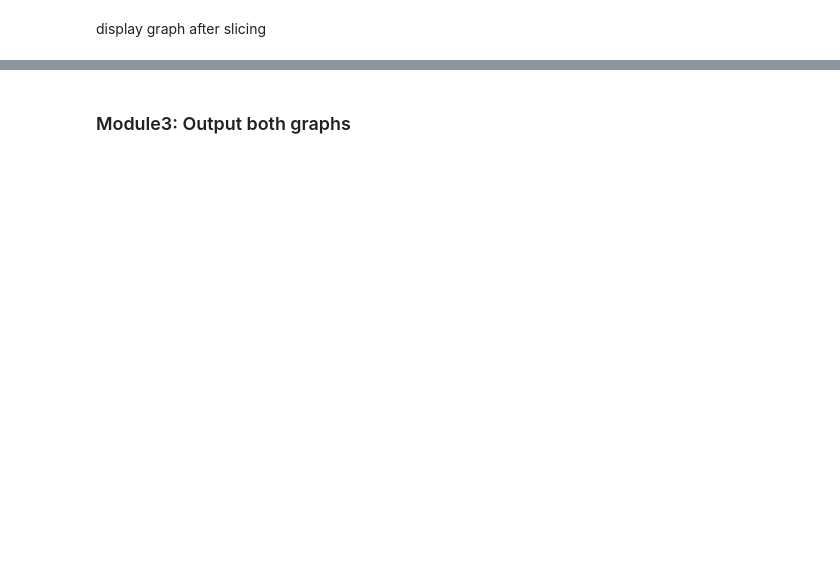
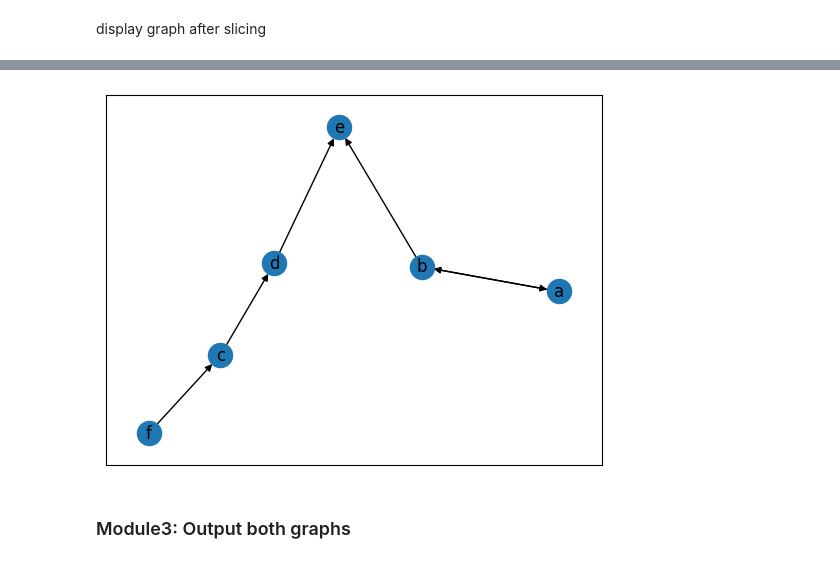
Before and after one commit to JoelYYoung/Bi_BFS_Verification, a Jupyter notebook: Bi_BFS_Verification.ipynb, the cells around one changed output, grey strips where cells are left out. Drawn from its saved outputs; the diff is of its cells as text; code cells hidden in the pictures; blank space fills up the shorter version.

```diff
--- a/Bi_BFS_Verification.ipynb
+++ b/Bi_BFS_Verification.ipynb
@@ -125,2 +210,10 @@ plt.show()
+# %%
+res2 = bi_bfs2(testcase1[0], testcase1[1], testcase1[2])
+# %%
+pos_sub2 = nx.spring_layout(res2)
+nx.draw_networkx(res2,pos_sub2)
+plt.show()
+# %% [output]
+[figure, added]
 # %% [markdown]
 ### Module3: Output both graphs
```
Also changed, not shown: parts of 5 cells of this notebook.
